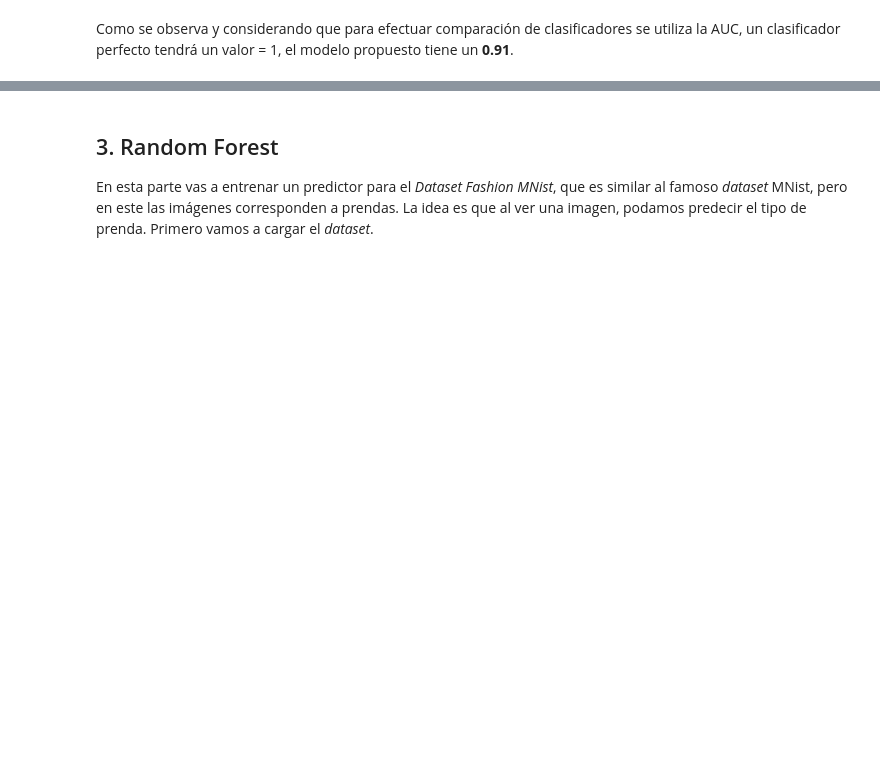
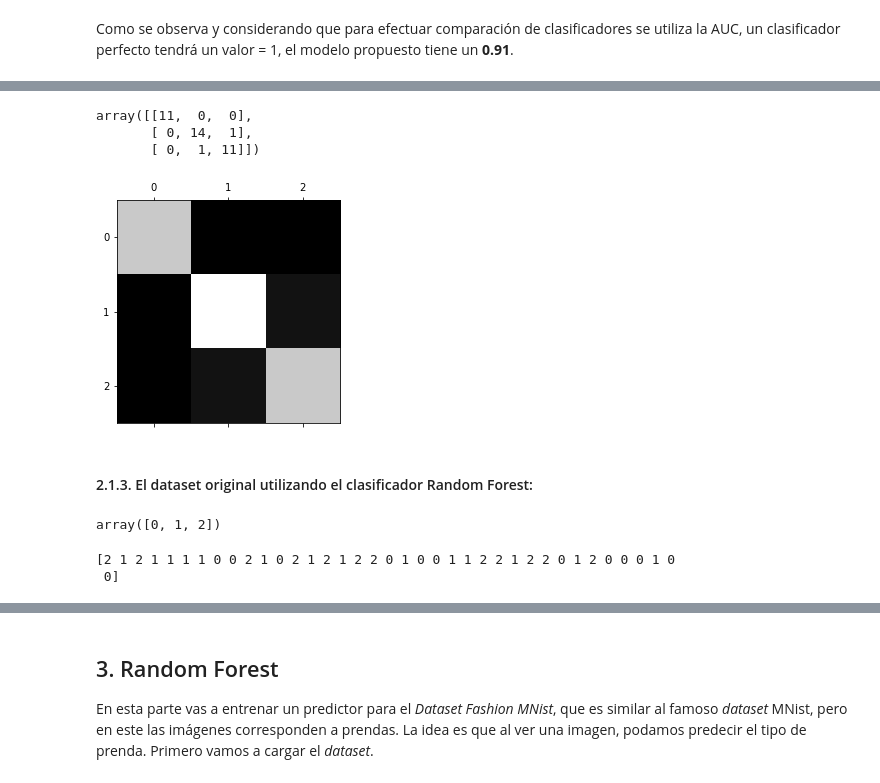
Before and after one commit to educarrascov/MIA_MachineLearning, a Jupyter notebook: 0. Trabajo Final MIA/Actividad Final educarrascov.ipynb, the cells around one changed output, grey strips where cells are left out. Saved outputs shown, nothing was run; the diff lists cells and outputs as text; code cells hidden in the pictures; blank space fills up the shorter version.

```diff
--- a/0. Trabajo Final MIA/Actividad Final educarrascov.ipynb
+++ b/0. Trabajo Final MIA/Actividad Final educarrascov.ipynb
@@ -368,0 +418,14 @@ No olvides discutir tu solución **en esta celda**.
+# %%
+from sklearn.datasets import load_iris
+from sklearn.decomposition import PCA
+from sklearn.model_selection import train_test_split
+from sklearn.ensemble import RandomForestClassifier
+
+X = iris['data']
+y = iris['target']
+
+pca = PCA(n_components=2) # reducimos a dos la dimensionalidad.
+
+X_train_2, X_test_2, y_train_2, y_test_2 = train_test_split (X, y)
+
+X_train_2D = pca.fit_transform (X_train_2)
@@ -368,0 +438,7 @@ No olvides discutir tu solución **en esta celda**.
+# %%
+X_test_2D = pca.transform(X_test_2)
+
+rnd_clf2d = RandomForestClassifier(n_estimators=100, max_leaf_nodes=16, n_jobs=-1, random_state=42) # número de
+# estimadores y máximo de nodos en las hojas
+rnd_clf2d.fit(X_train_2D, y_train_2)
+rnd_clf2d.classes_ # con esto vemos las clases (Setosa, Versicolor, Virginica)
@@ -368,0 +447,3 @@ No olvides discutir tu solución **en esta celda**.
+# %%
+y_pred_rf_2D = rnd_clf2d.predict(X_test_2D)
+print(y_pred_rf_2D)
@@ -368,0 +466,38 @@ No olvides discutir tu solución **en esta celda**.
+# %%
+conf_mx_2D =confusion_matrix(y_test_2, y_pred_rf_2D)
+conf_mx_2D
+# %% [output]
+array([[11,  0,  0],
+       [ 0, 14,  1],
+       [ 0,  1, 11]])
+# %%
+plt.matshow(conf_mx_2D, cmap=plt.cm.gray)
+plt.show()
+# %% [output]
+[figure, added]
+# %% [markdown]
+#### 2.1.3. El dataset original utilizando el clasificador Random Forest:
+# %%
+from sklearn.datasets import load_iris
+from sklearn.decomposition import PCA
+from sklearn.model_selection import train_test_split
+from sklearn.ensemble import RandomForestClassifier
+
+X = iris['data']
+y = iris['target']
+
+X_train, X_test, y_train, y_test = train_test_split (X, y)
+
+rnd_clf = RandomForestClassifier(n_estimators=100, max_leaf_nodes=16, n_jobs=-1, random_state=42) # número de
+# estimadores y máximo de nodos en las hojas
+
+rnd_clf.fit(X_train, y_train)
+rnd_clf.classes_ # con esto vemos las clases (Setosa, Versicolor, Virginica)
+# %% [output]
+array([0, 1, 2])
+# %%
+y_pred_rf = rnd_clf.predict(X_test)
+print(y_pred_rf)
+# %% [output]
+[2 1 2 1 1 1 1 0 0 2 1 0 2 1 2 1 2 2 0 1 0 0 1 1 2 2 1 2 2 0 1 2 0 0 0 1 0
+ 0]
```
Also changed, not shown: parts of 74 cells of this notebook.
